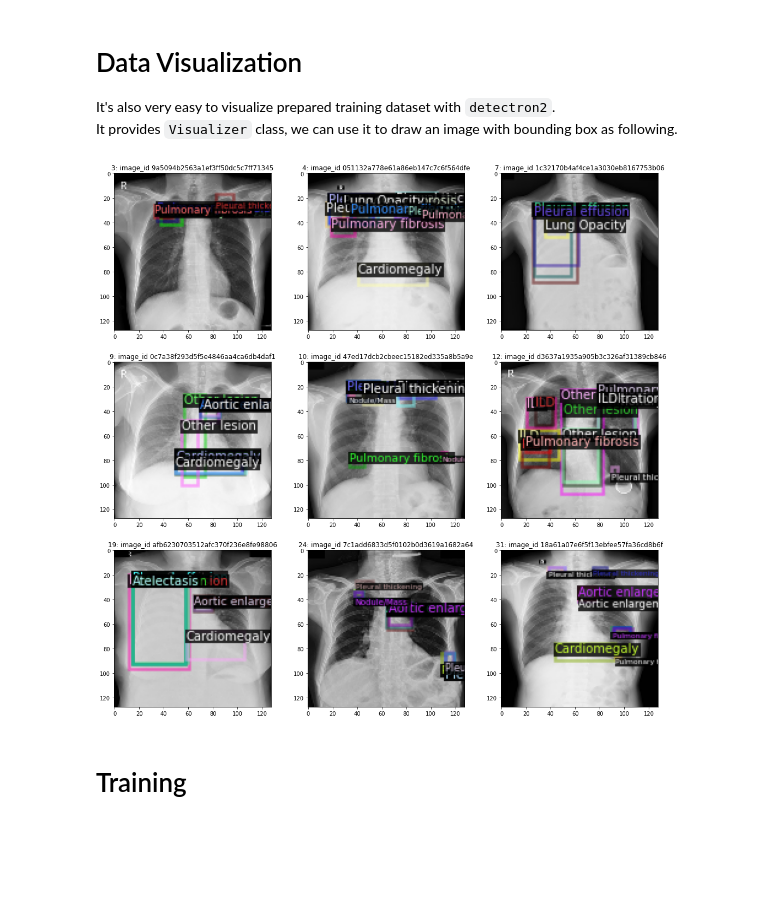
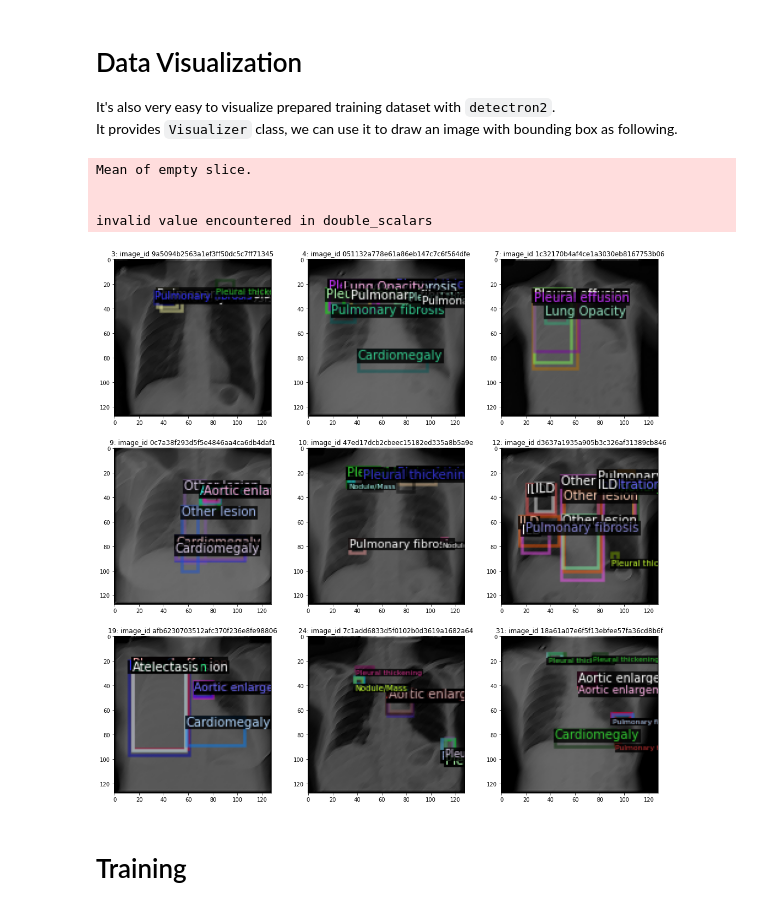
Before and after one commit to Hryniewska/VinBigData, a Jupyter notebook: vinbigdata-detectron2-train.ipynb, the cells around one changed output. Drawn from its saved outputs; the diff is of its cells as text; code cells hidden in the pictures; blank space fills up the shorter version.

```diff
--- a/vinbigdata-detectron2-train.ipynb
+++ b/vinbigdata-detectron2-train.ipynb
@@ -1437,7 +1449,8 @@ flags_dict = {
     "aug_kwargs": {
         "HorizontalFlip": {"p": 0.5},
         "ShiftScaleRotate": {"scale_limit": 0.15, "rotate_limit": 10, "p": 0.5},
-        "RandomBrightnessContrast": {"p": 0.5}
+        "RandomBrightnessContrast": {"p": 0.5},
+        "GridDistortion": {"distort_limit": 0.2, "p": 0.3}
     }
 }
 # %%
@@ -1533,29 +1582,54 @@ It provides `Visualizer` class, we can use it to draw an image with bounding box
 # %%
 # Visualize data...
 anomaly_image_ids = train.query("class_id != 14")["image_id"].unique()
 train_meta = pd.read_csv(imgdir/"train_meta.csv")
 anomaly_inds = np.argwhere(train_meta["image_id"].isin(anomaly_image_ids).values)[:, 0]
 
 vinbigdata_metadata = MetadataCatalog.get("vinbigdata_train")
 
 cols = 3
 rows = 3
 fig, axes = plt.subplots(rows, cols, figsize=(18, 18))
 axes = axes.flatten()
 
 for index, anom_ind in enumerate(anomaly_inds[:cols * rows]):
     ax = axes[index]
     # print(anom_ind)
     d = dataset_dicts[anom_ind]
     img = cv2.imread(d["file_name"])
+
+    img = cv2.GaussianBlur(img, (3,3), 10) #Gaussian Filter
+    img = alpha_filter(img, 1.41) #Alpha-Trimmed Mean Filter
+
+    kernel = cv2.getGaborKernel((9, 9), 1.0, np.pi/4, 1.0, 0.5, 0, ktype=cv2.CV_32F) # Gabor Filte
+    img = cv2.filter2D(img, cv2.CV_8UC3, kernel)
+
+    img = cv2.cvtColor(img, cv2.COLOR_BGR2HSV)
+    img[2] = cv2.equalizeHist(img[2])
+    img = cv2.cvtColor(img, cv2.COLOR_HSV2BGR)
+
+    norm_img = np.zeros((img.shape[0], img.shape[1]))
+    img = cv2.normalize(img,  norm_img, 0, 255, cv2.NORM_MINMAX)
+
+
+    # Adaptive Median Filter, Alpha-Trimmed Mean Filter, Gaussian Filter,
+    # Gabor Filter, High Pass Filter, Laplacian Filter, and Bilateral Filter. H.
+    # Kim et al. [20] used the Median Filter (the kernel size is 3 × 3) and
+    # Top-hat filter to reduce image noise and to smooth it
+
+
     visualizer = Visualizer(img[:, :, ::-1], metadata=vinbigdata_metadata, scale=0.5)
     out = visualizer.draw_dataset_dict(d)
     # cv2_imshow(out.get_image()[:, :, ::-1])
     #cv2.imwrite(str(outdir / f"vinbigdata{index}.jpg"), out.get_image()[:, :, ::-1])
     ax.imshow(out.get_image()[:, :, ::-1])
     ax.set_title(f"{anom_ind}: image_id {anomaly_image_ids[index]}")
 # %% [output]
+Mean of empty slice.
+
+
+invalid value encountered in double_scalars
-[figure, old version]
+[figure, new version]
 # %% [markdown]
 <a id="training"></a>
 # Training
```
Also changed, not shown: parts of 5 cells of this notebook.
